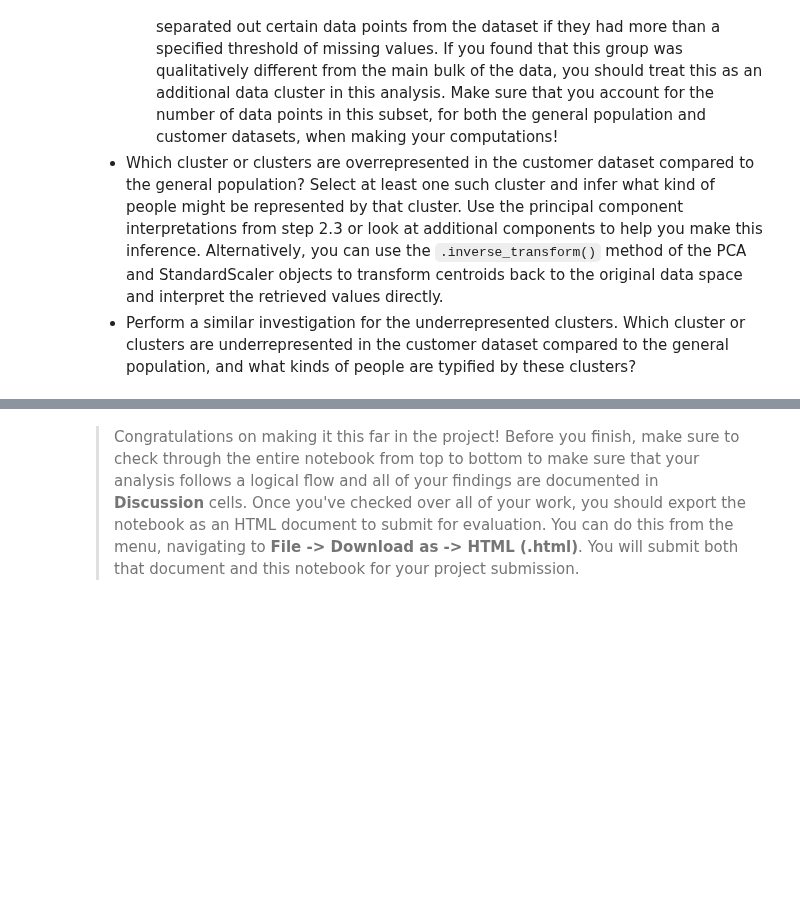
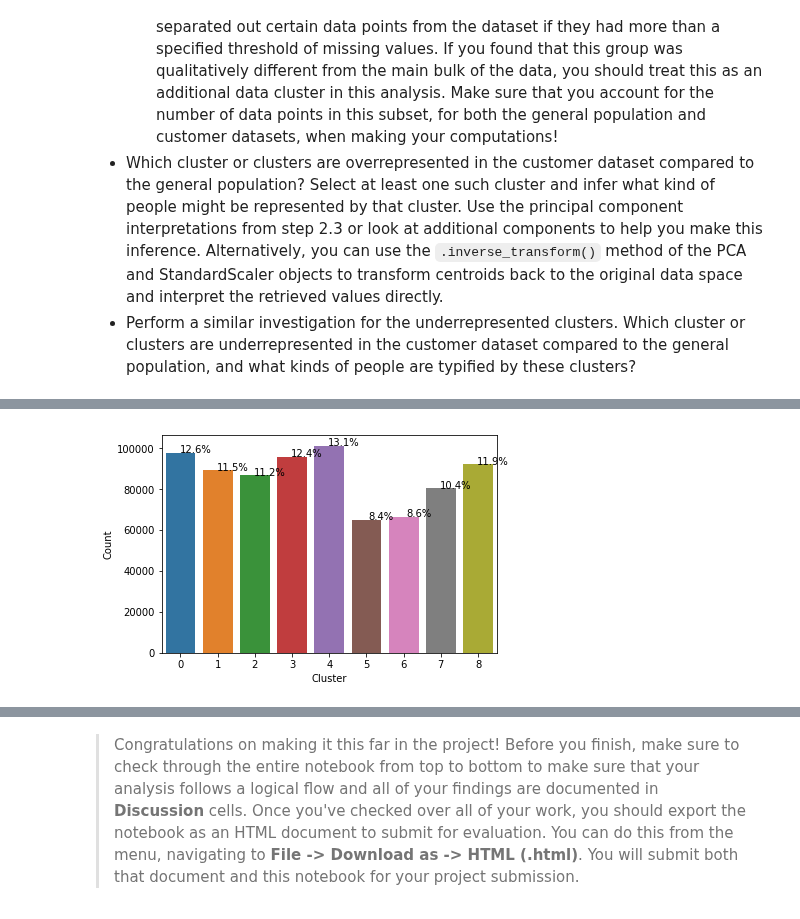
Before and after one commit to samthegolden/DSND_Term1, a Jupyter notebook: projects/p3_/Identify_Customer_Segments.ipynb, the cells around one changed output, grey strips where cells are left out. Drawn from its saved outputs; the diff is of its cells as text; code cells hidden in the pictures; blank space fills up the shorter version.

```diff
--- a/projects/p3_/Identify_Customer_Segments.ipynb
+++ b/projects/p3_/Identify_Customer_Segments.ipynb
@@ -1486,8 +1518,10 @@ Take a look at the following points in this step:
 # proportion of data in each cluster for the general population.
 
 from collections import Counter, defaultdict
-print(Counter(model.labels_))
+cluster_count = Counter(model.labels_)
 
-print(type(model))
+print(cluster_count)
+
+#print(type(model))
 #print(Counter(clusters.labels_))
 # %% [output]
@@ -1539,0 +1605,17 @@ final_kmeans = KMeans(n_clusters = 8)
+# %%
+## Transform the counter dictionary int o a df and use sns.barplot
+
+# General Data
+df_cluster_count=pd.DataFrame(list(cluster_count.items()))
+df_cluster_count=df_cluster_count.rename(columns={0:'Cluster', 1:'Count'})
+
+#plt.bar(x=df_cluster_count["Cluster"],height=df_cluster_count["Count"])
+ax = sns.barplot(x=df_cluster_count["Cluster"],y=df_cluster_count["Count"])
+
+for p in ax.patches:
+    percentage = '{:.1f}%'.format(100 * p.get_height()/len(azdias_scaled))
+    x = p.get_x() + p.get_width()
+    y = p.get_height()
+    ax.annotate(percentage, (x, y),ha='center')
+# %% [output]
+[figure, added]
```
Also changed, not shown: parts of 30 cells of this notebook.
